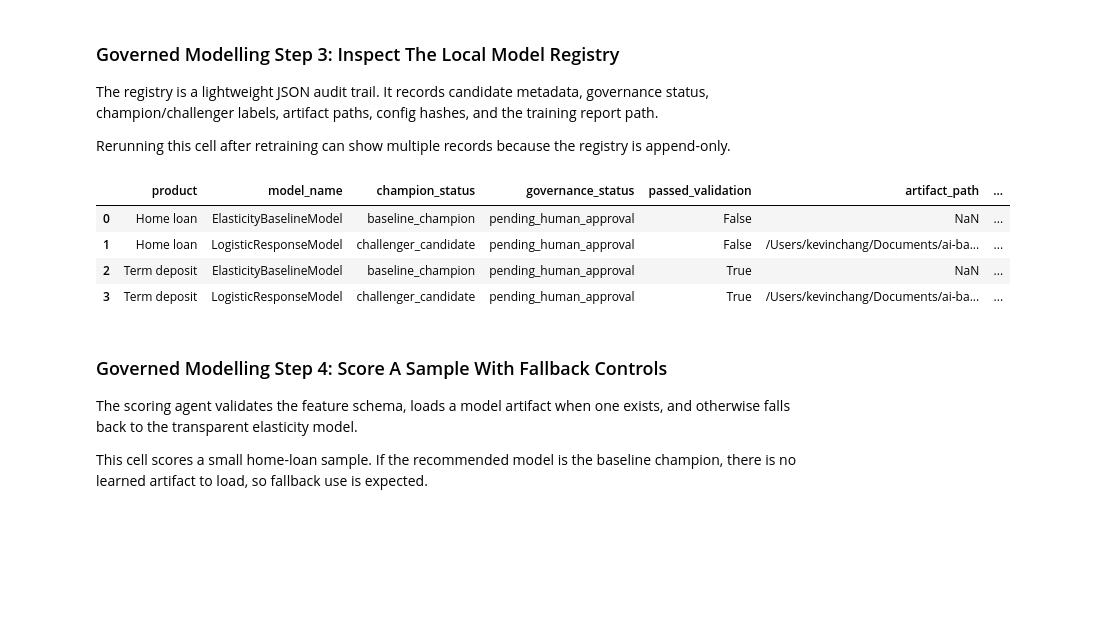
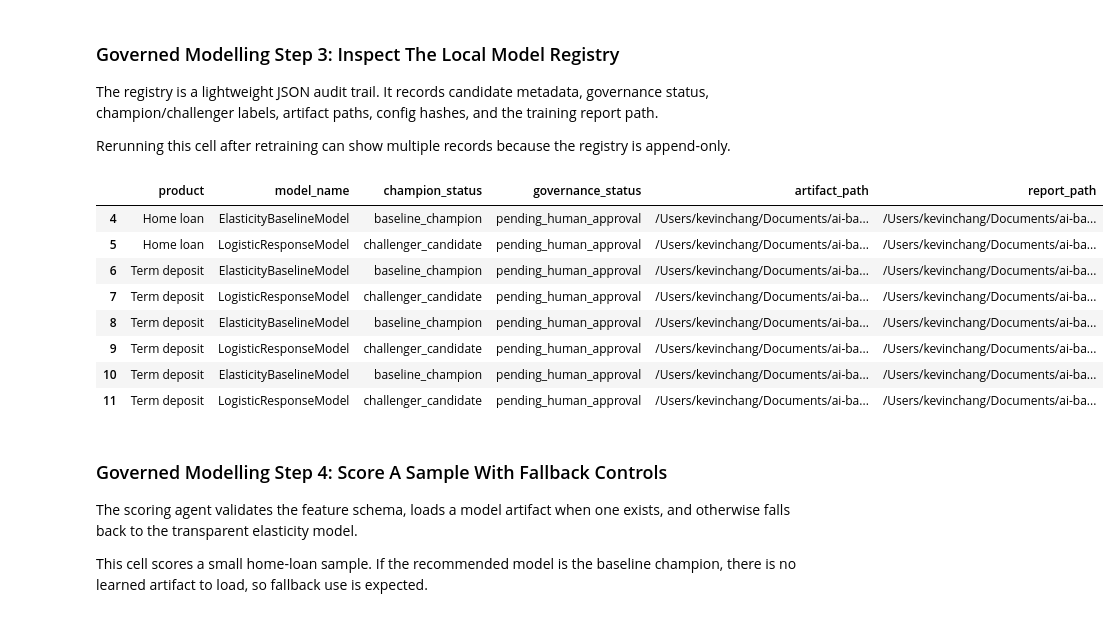
Before and after one commit to kcha193/ai-bank-pricing-engine, a Jupyter notebook: notebooks/bank_pricing_engine_walkthrough.ipynb, the cells around one changed output. Saved outputs shown, nothing was run; the diff lists cells and outputs as text; code cells hidden in the pictures; blank space fills up the shorter version.

```diff
--- a/notebooks/bank_pricing_engine_walkthrough.ipynb
+++ b/notebooks/bank_pricing_engine_walkthrough.ipynb
@@ -946,20 +1110,28 @@ A challenger only becomes a recommendation if it passes calibration controls and
 
 Even then, the report marks the workflow as requiring human approval. That is intentional model-governance behaviour, not a notebook warning.
 # %%
+for product, result in agentic_results.items():
+    print()
+    print(f"--- {product.upper()} ---")
+    print(f"Recommended model: {result.recommended_model_name}")
+    print(f"Report path: {result.report_path}")
+    for rec in result.records:
+        print(f"  {rec.model_name}: log_loss={rec.metrics['log_loss']:.4f}")
+
 agentic_recommendations = pd.DataFrame(
     [
         {
             "product": product,
-            "recommended_model": agentic_reports[run_name]["recommendation"]["recommended_model"],
-            "recommend_as": agentic_reports[run_name]["recommendation"]["recommend_as"],
-            "log_loss_improvement_vs_baseline": agentic_reports[run_name]["recommendation"][
+            "recommended_model": result.recommended_model_name,
+            "recommend_as": result.report["recommendation"]["recommend_as"],
+            "log_loss_improvement_vs_baseline": result.report["recommendation"][
                 "log_loss_improvement_vs_baseline"
             ],
-            "human_approval_required": agentic_reports[run_name]["required_human_approval"],
-            "report_path": agentic_reports[run_name]["report_path"],
+            "human_approval_required": result.report["required_human_approval"],
+            "report_path": result.report_path,
         }
-        for product, run_name, *_ in agentic_runs
+        for product, result in agentic_results.items()
     ]
 )
-agentic_recommendations
+display(agentic_recommendations)
 # %% [output]
@@ -973,30 +1156,33 @@ The registry is a lightweight JSON audit trail. It records candidate metadata, g
 Rerunning this cell after retraining can show multiple records because the registry is append-only.
 # %%
 registry_rows = []
-for product, run_name, *_ in agentic_runs:
-    registry_path = agentic_artifacts_dir / run_name / "model_registry.json"
+for product_label, product, *_ in agentic_runs:
+    registry_path = agentic_artifacts_dir / product / "registry.json"
     registry_payload = ModelRegistry(registry_path).load()
     for record in registry_payload.get("models", []):
         registry_rows.append(
             {
-                "product": product,
+                "product": product_label,
                 "model_name": record.get("model_name"),
                 "champion_status": record.get("champion_status"),
                 "governance_status": record.get("governance_status"),
-                "passed_validation": record.get("passed_validation"),
                 "artifact_path": record.get("artifact_path"),
                 "report_path": record.get("report_path"),
             }
         )
 
 agentic_registry = pd.DataFrame(registry_rows)
 agentic_registry.tail(8)
 # %% [output]
-|  | product | model_name | champion_status | governance_status | passed_validation | artifact_path | ... |
-| 0 | Home loan | ElasticityBaselineModel | baseline_champion | pending_human_approval | False | NaN | ... |
-| 1 | Home loan | LogisticResponseModel | challenger_candidate | pending_human_approval | False | /Users/kevinchang/Documents/ai-ba... | ... |
-| 2 | Term deposit | ElasticityBaselineModel | baseline_champion | pending_human_approval | True | NaN | ... |
-| 3 | Term deposit | LogisticResponseModel | challenger_candidate | pending_human_approval | True | /Users/kevinchang/Documents/ai-ba... | ... |
+|  | product | model_name | champion_status | governance_status | artifact_path | report_path |
+| 4 | Home loan | ElasticityBaselineModel | baseline_champion | pending_human_approval | /Users/kevinchang/Documents/ai-ba... | /Users/kevinchang/Documents/ai-ba... |
+| 5 | Home loan | LogisticResponseModel | challenger_candidate | pending_human_approval | /Users/kevinchang/Documents/ai-ba... | /Users/kevinchang/Documents/ai-ba... |
+| 6 | Term deposit | ElasticityBaselineModel | baseline_champion | pending_human_approval | /Users/kevinchang/Documents/ai-ba... | /Users/kevinchang/Documents/ai-ba... |
+| 7 | Term deposit | LogisticResponseModel | challenger_candidate | pending_human_approval | /Users/kevinchang/Documents/ai-ba... | /Users/kevinchang/Documents/ai-ba... |
+| 8 | Term deposit | ElasticityBaselineModel | baseline_champion | pending_human_approval | /Users/kevinchang/Documents/ai-ba... | /Users/kevinchang/Documents/ai-ba... |
+| 9 | Term deposit | LogisticResponseModel | challenger_candidate | pending_human_approval | /Users/kevinchang/Documents/ai-ba... | /Users/kevinchang/Documents/ai-ba... |
+| 10 | Term deposit | ElasticityBaselineModel | baseline_champion | pending_human_approval | /Users/kevinchang/Documents/ai-ba... | /Users/kevinchang/Documents/ai-ba... |
+| 11 | Term deposit | LogisticResponseModel | challenger_candidate | pending_human_approval | /Users/kevinchang/Documents/ai-ba... | /Users/kevinchang/Documents/ai-ba... |
 # %% [markdown]
 ### Governed Modelling Step 4: Score A Sample With Fallback Controls
 The scoring agent validates the feature schema, loads a model artifact when one exists, and otherwise falls back to the transparent elasticity model.
```
Also changed, not shown: parts of 23 cells of this notebook, 2 other files.
